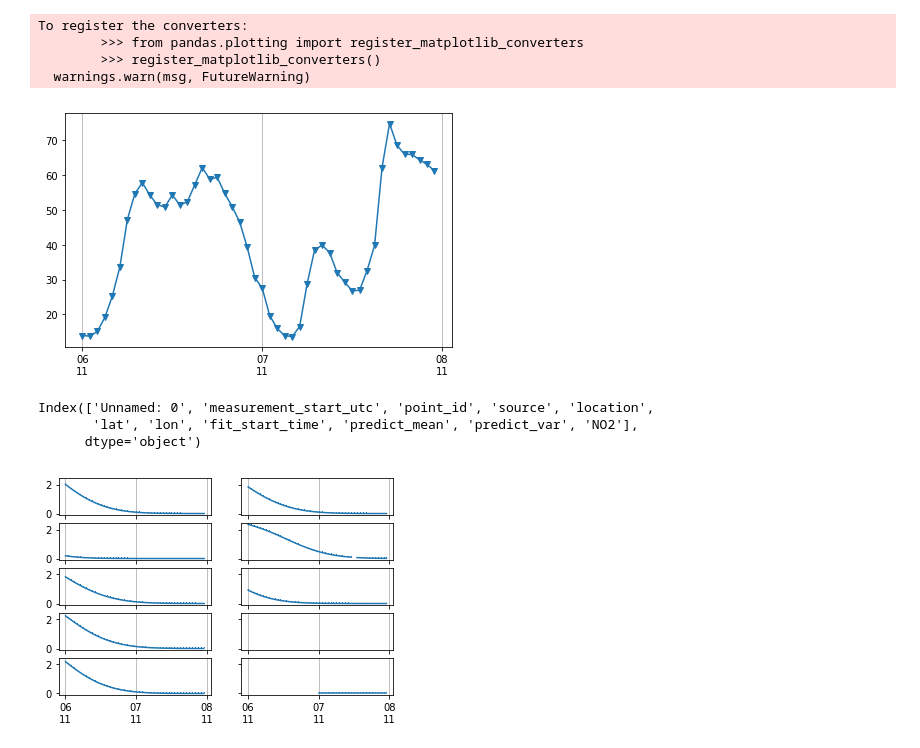
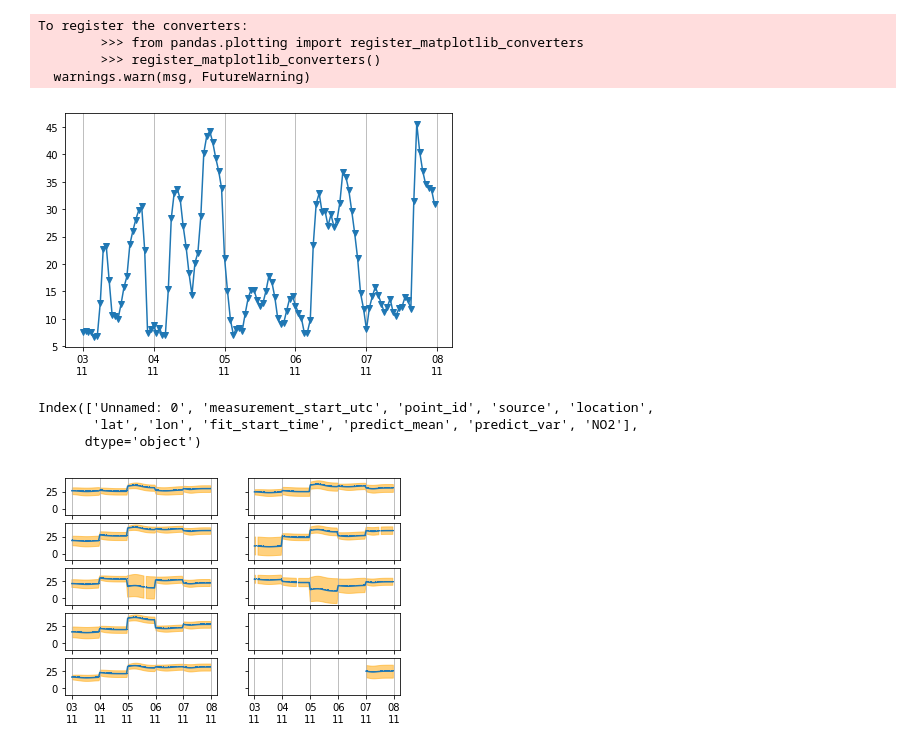
Before and after one commit to alan-turing-institute/clean-air-infrastructure, a Jupyter notebook: validation/plot_validation.ipynb, the cells around one changed output. Drawn from its saved outputs; the diff is of its cells as text; code cells hidden in the pictures.

```diff
--- a/validation/plot_validation.ipynb
+++ b/validation/plot_validation.ipynb
@@ -4,7 +4,7 @@ import numpy as np
 import matplotlib.pyplot as plt
 import matplotlib.dates as dates
 # %%
-name = 'forecast'
+name = 'rolling'
 preds = pd.read_csv('results/{n}_preds.csv'.format(n=name))
 results_df = pd.read_csv('results/{n}.csv'.format(n=name), index_col='measurement_start_utc')
 results_df.index = pd.to_datetime(results_df.index)
@@ -29,7 +29,7 @@ To register the converters:
         >>> from pandas.plotting import register_matplotlib_converters
         >>> register_matplotlib_converters()
   warnings.warn(msg, FutureWarning)
-[figure, old version]
+[figure, new version]
 # %%
 preds['measurement_start_utc'] = pd.to_datetime(preds['measurement_start_utc'])
 gb = preds.groupby('point_id')
@@ -39,25 +39,33 @@ Index(['Unnamed: 0', 'measurement_start_utc', 'point_id', 'source', 'location',
        'lat', 'lon', 'fit_start_time', 'predict_mean', 'predict_var', 'NO2'],
       dtype='object')
 # %%
-def plot_pretty_timeseries(time, series, ax):
+def plot_pretty_timeseries(time, series, ax, sigmas=None):
     ax.plot_date(time, series, ',', linestyle='-')
     ax.xaxis.grid(True, which="major")
     ax.xaxis.set_major_locator(dates.DayLocator(interval=1))
     ax.xaxis.set_major_formatter(dates.DateFormatter('%d\n%m'))
+
+    if not sigmas is None:
+        factor = 2
+        y_min = series - factor*np.sqrt(sigmas)
+        y_max = series + factor*np.sqrt(sigmas)
+        ax.fill_between(time, y_min, y_max, color='orange', alpha=0.5)
+
+
     return ax
 # %%
 n = 5
 c = 2
 fig, axs = plt.subplots(n, c, sharex=True, sharey=True)
 i = 0
 j = 0
 for point, row in gb:
-    plot_pretty_timeseries(row['measurement_start_utc'], row['predict_mean'], axs[i, j])
+    plot_pretty_timeseries(row['measurement_start_utc'], row['predict_mean'], axs[i, j], sigmas=row['predict_var'])
 #     plot_pretty_timeseries(row['measurement_start_utc'], row['NO2'], axs[i, j])
     i += j % 2
     j += 1
     j = j % 2
     if i == n:
         break
 # %% [output]
-[figure, old version]
+[figure, new version]
```
Also changed, not shown: 1 other file.
